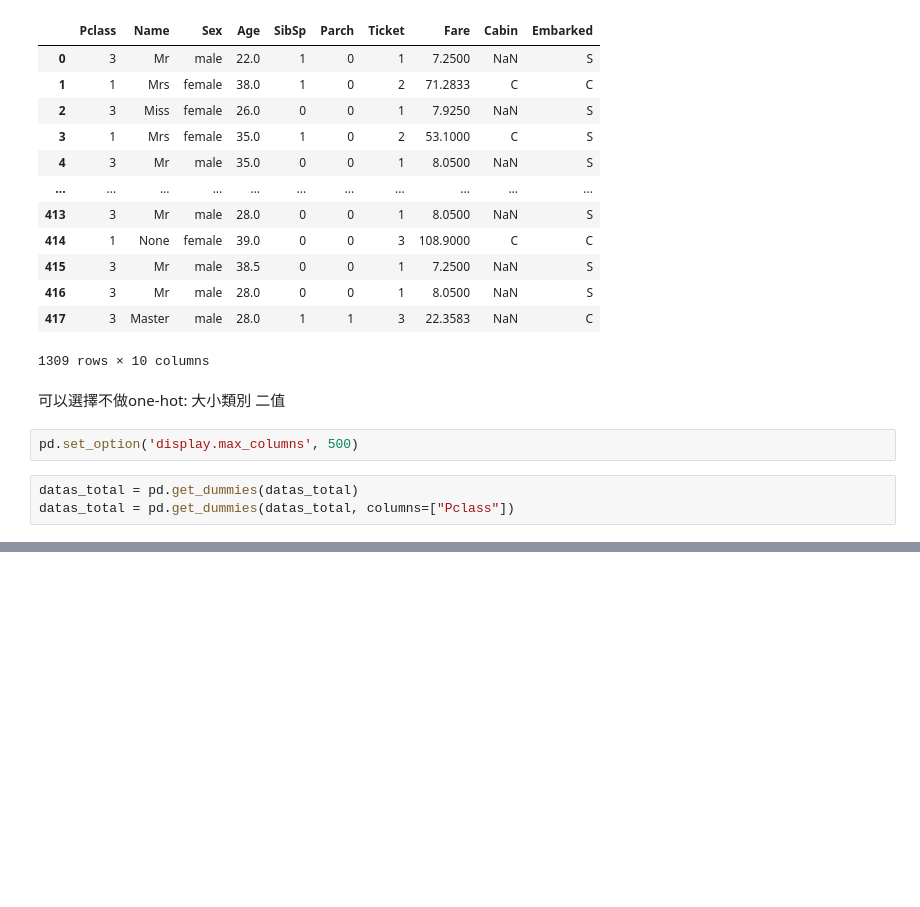
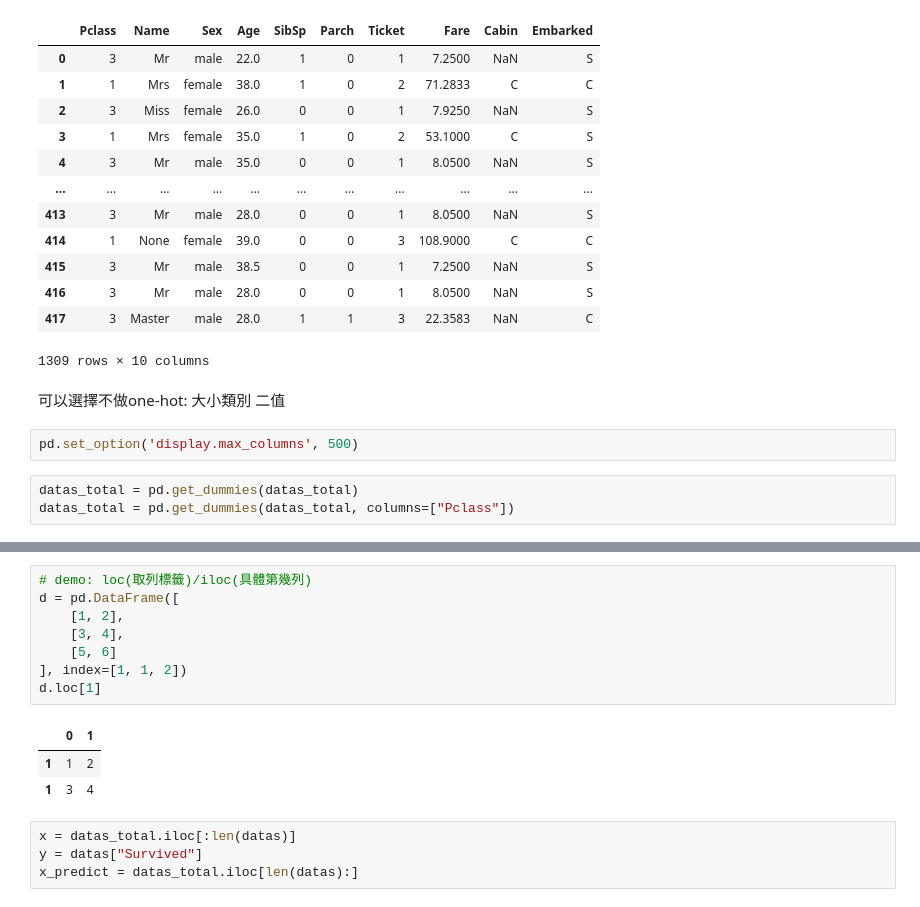
Before and after one commit to Elwing-Chou/ximen0703, a Jupyter notebook: titanic.ipynb, the cells around one changed output, grey strips where cells are left out. Cells and saved outputs as stored; diff of their text form; blank space fills up the shorter version.

```diff
--- a/titanic.ipynb
+++ b/titanic.ipynb
@@ -222,0 +209,16 @@ datas_total
+# %%
+# demo: loc(取列標籤)/iloc(具體第幾列)
+d = pd.DataFrame([
+    [1, 2],
+    [3, 4],
+    [5, 6]
+], index=[1, 1, 2])
+d.loc[1]
+# %% [output]
+|  | 0 | 1 |
+| 1 | 1 | 2 |
+| 1 | 3 | 4 |
+# %%
+x = datas_total.iloc[:len(datas)]
+y = datas["Survived"]
+x_predict = datas_total.iloc[len(datas):]
```
Also changed, not shown: parts of 1 cell of this notebook.
